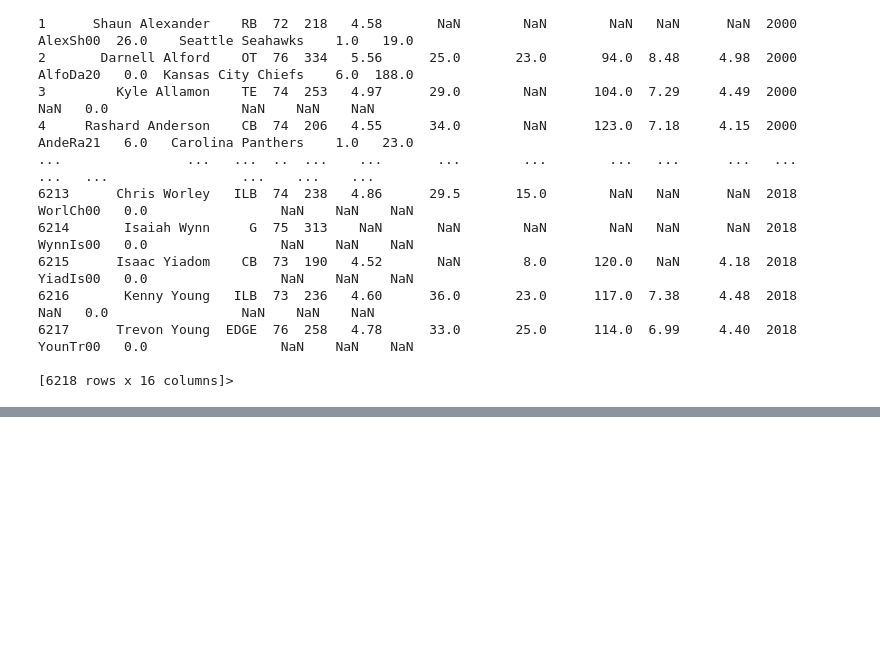
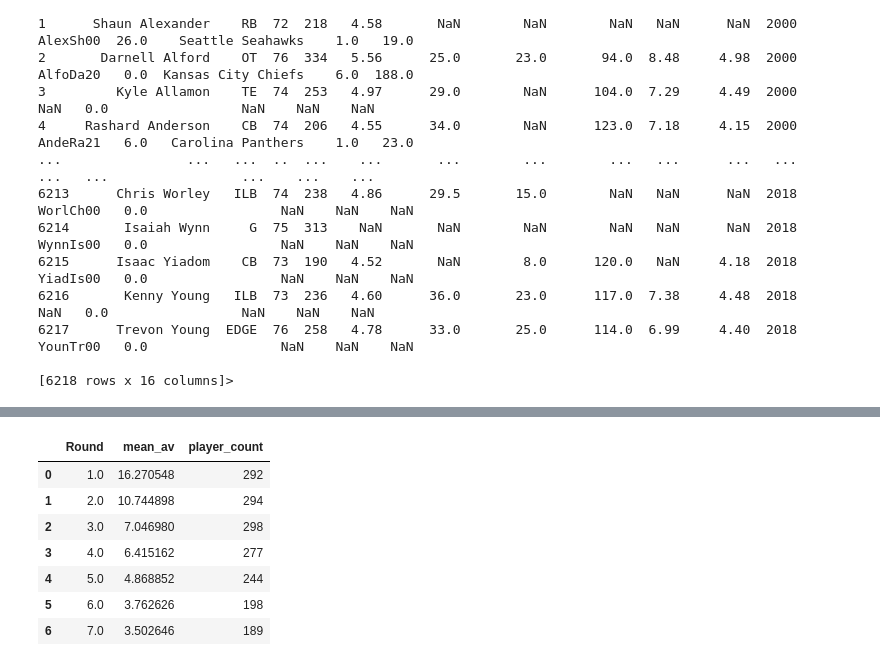
Before and after one commit to jlg011304/NFL-Defensive-Combine-Analytics, a Jupyter notebook: :notebooks/data_cleaning.ipynb, the cells around one changed output, grey strips where cells are left out. Cells and saved outputs as stored; diff of their text form; code cells hidden in the pictures; blank space fills up the shorter version.

```diff
--- a/:notebooks/data_cleaning.ipynb
+++ b/:notebooks/data_cleaning.ipynb
@@ -58,0 +141,21 @@ df.tail(10)
+# %%
+import matplotlib.pyplot as plt
+
+drafted = df_analysis[df_analysis["was_drafted"]].copy()
+
+by_round = (
+    drafted.groupby("Round", as_index=False)["AV"]
+    .agg(mean_av="mean", player_count="count")
+    .sort_values("Round")
+)
+
+by_round
+# %% [output]
+|  | Round | mean_av | player_count |
+| 0 | 1.0 | 16.270548 | 292 |
+| 1 | 2.0 | 10.744898 | 294 |
+| 2 | 3.0 | 7.046980 | 298 |
+| 3 | 4.0 | 6.415162 | 277 |
+| 4 | 5.0 | 4.868852 | 244 |
+| 5 | 6.0 | 3.762626 | 198 |
+| 6 | 7.0 | 3.502646 | 189 |
```
Also changed, not shown: parts of 14 cells of this notebook, 1 other file.
